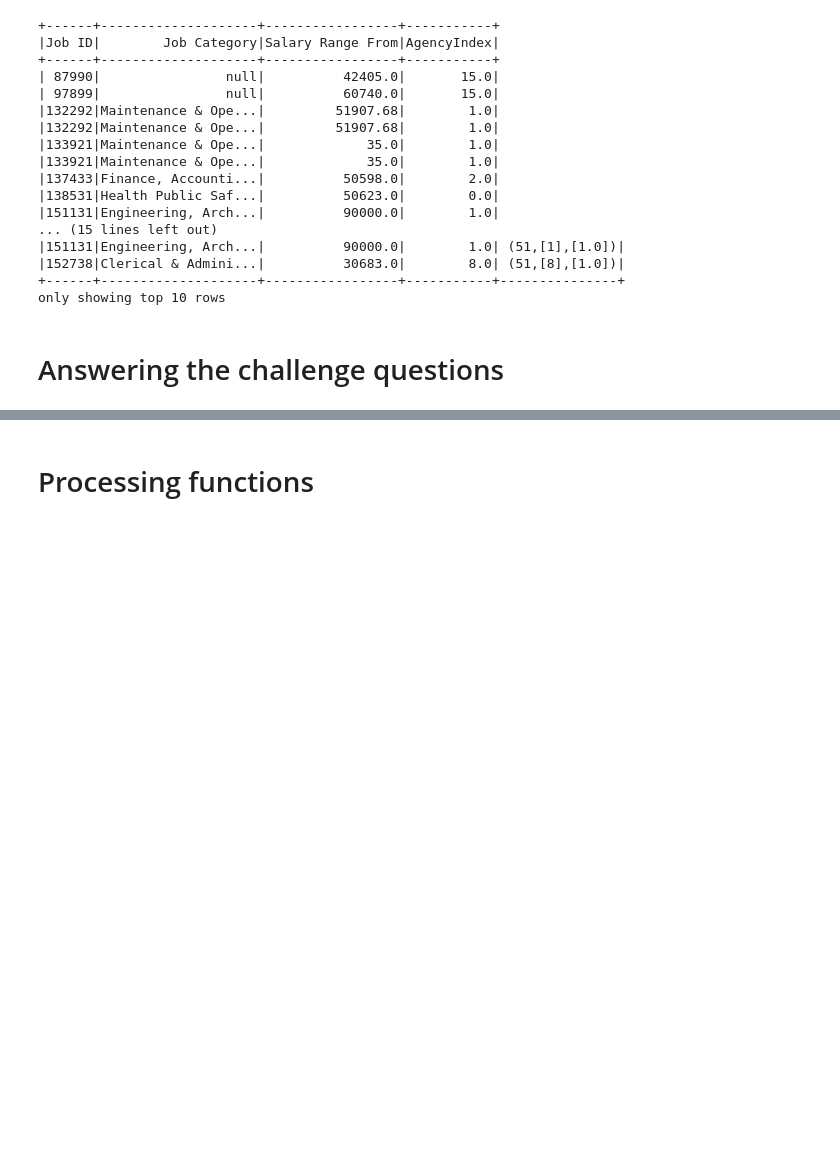
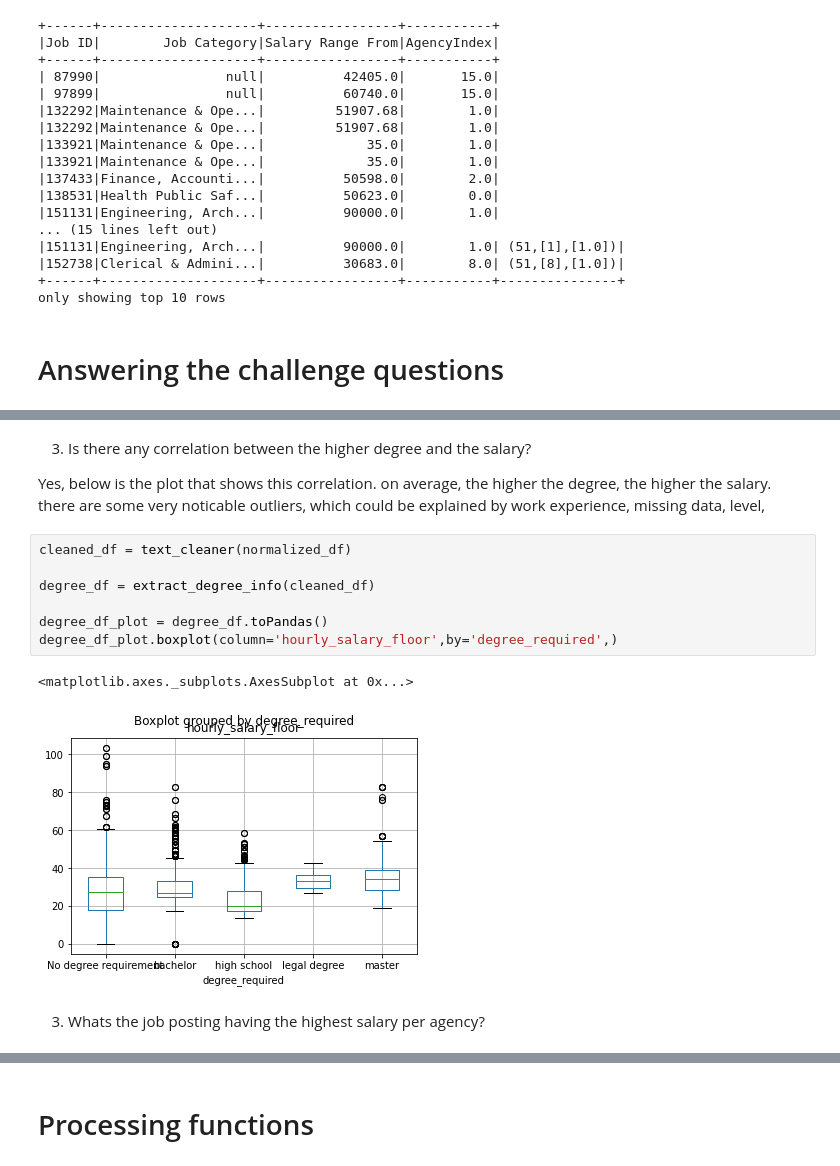
Before and after one commit to Saralytics/EDA-Feature-Engineering-code-challenge, a Jupyter notebook: jupyter/notebook/assesment_notebook.ipynb, the cells around one changed output, grey strips where cells are left out. Cells and saved outputs as stored; diff of their text form; blank space fills up the shorter version.

```diff
--- a/jupyter/notebook/assesment_notebook.ipynb
+++ b/jupyter/notebook/assesment_notebook.ipynb
@@ -611,0 +684,18 @@ only showing top 10 rows
+# %% [markdown]
+3. Is there any correlation between the higher degree and the salary?
+
+Yes, below is the plot that shows this correlation.
+on average, the higher the degree, the higher the salary.
+there are some very noticable outliers, which could be explained by work experience, missing data, level,
+# %%
+cleaned_df = text_cleaner(normalized_df)
+
+degree_df = extract_degree_info(cleaned_df)
+
+degree_df_plot = degree_df.toPandas()
+degree_df_plot.boxplot(column='hourly_salary_floor',by='degree_required',)
+# %% [output]
+<matplotlib.axes._subplots.AxesSubplot at 0x...>
+[figure, added]
+# %% [markdown]
+3. Whats the job posting having the highest salary per agency?
```
Also changed, not shown: parts of 31 cells of this notebook.
